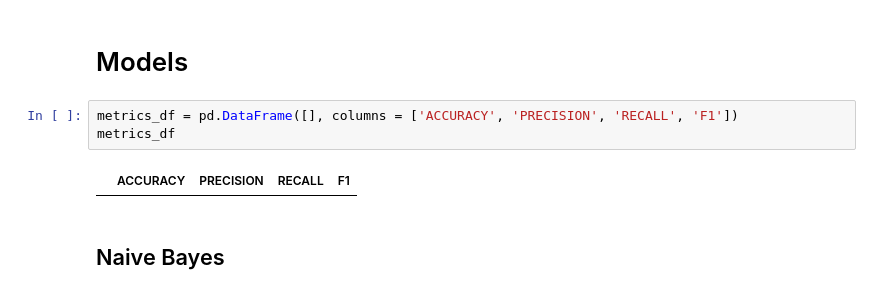
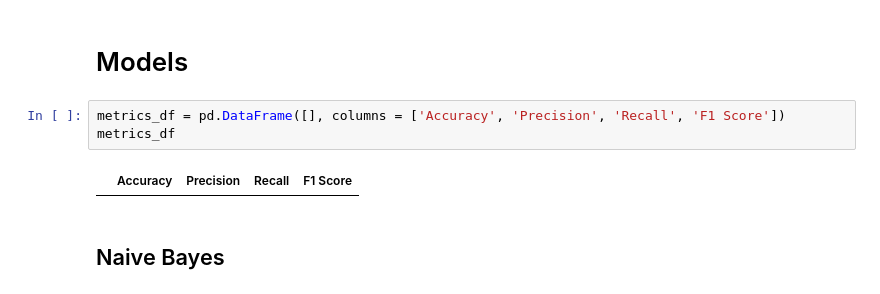
Before and after one commit to dariogemo/UNIVR-machinelearning, a Jupyter notebook: steel_plates.ipynb, the cells around one changed output. Drawn from its saved outputs; the diff is of its cells as text.

```diff
--- a/steel_plates.ipynb
+++ b/steel_plates.ipynb
@@ -671,10 +671,10 @@ df_norm = pd.read_csv('csv/balanced_normalized_steel_plates.csv', header = 0, in
 # %% [markdown]
 # Models
 # %%
-metrics_df = pd.DataFrame([], columns = ['ACCURACY', 'PRECISION', 'RECALL', 'F1'])
+metrics_df = pd.DataFrame([], columns = ['Accuracy', 'Precision', 'Recall', 'F1 Score'])
 metrics_df
 # %% [output]
-|  | ACCURACY | PRECISION | RECALL | F1 |
+|  | Accuracy | Precision | Recall | F1 Score |
 # %% [markdown]
 ## Naive Bayes
 # %% [markdown]
```
Also changed, not shown: parts of 29 cells of this notebook, 2 other files.
